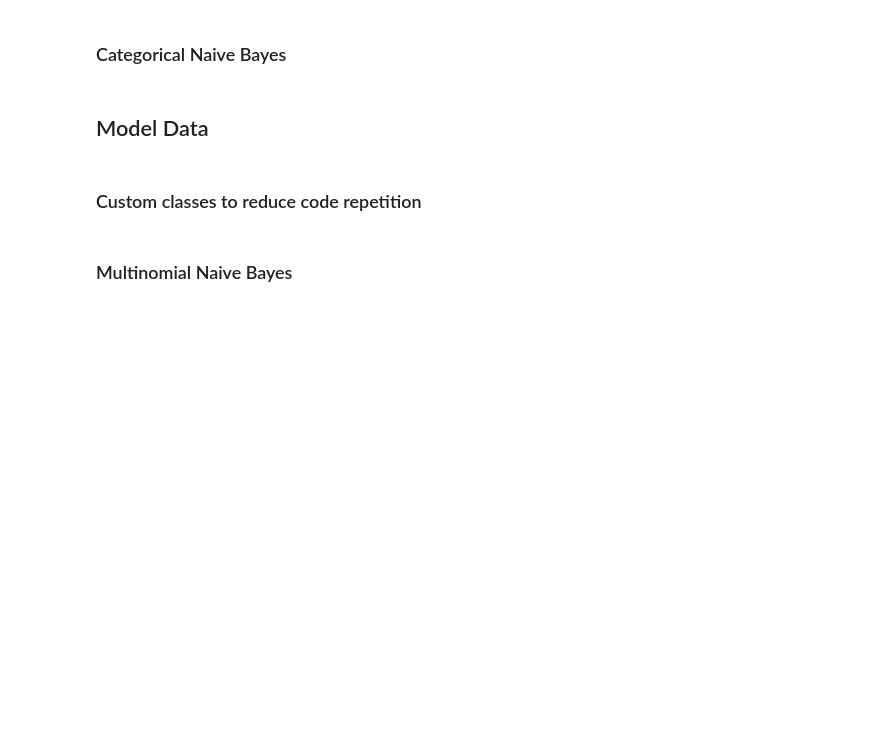
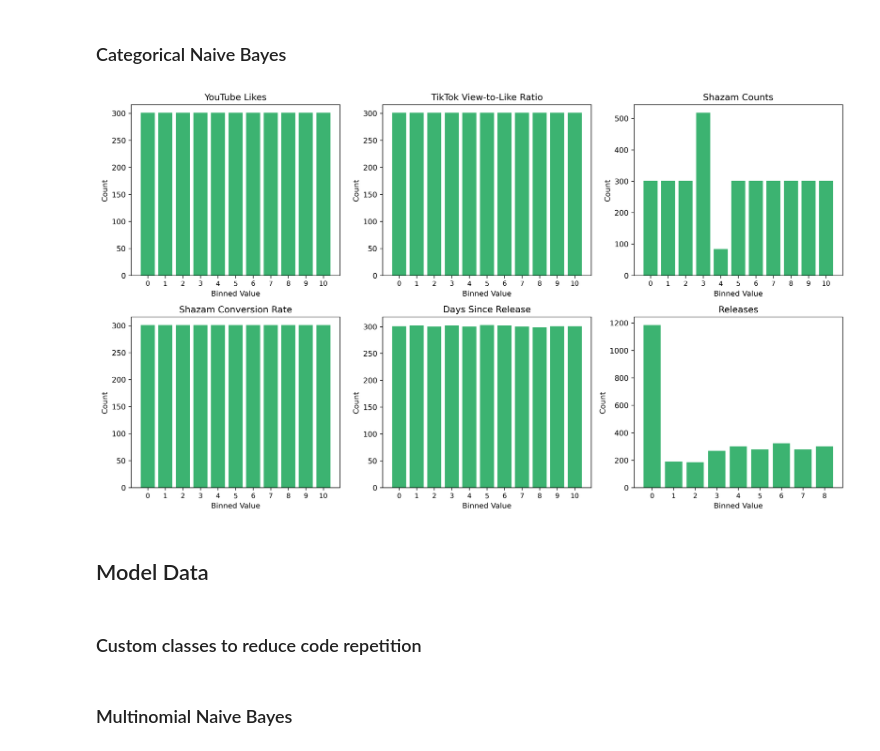
Before and after one commit to michael-van-vuuren/csci5612-workspace, a Jupyter notebook: models/supervised/naive-bayes.ipynb, the cells around one changed output. Drawn from its saved outputs; the diff is of its cells as text; code cells hidden in the pictures; blank space fills up the shorter version.

```diff
--- a/models/supervised/naive-bayes.ipynb
+++ b/models/supervised/naive-bayes.ipynb
@@ -60,5 +200,15 @@ my_hist(df_gnb)
 # %% [markdown]
 ### Categorical Naive Bayes
+# %%
+# 1. Define Categorical Naive Bayes dataset
+df_cnb = df_nb.copy()
+
+df_cnb_binned = my_binner(df_cnb.drop('Label', axis=1))
+df_cnb_binned['Label'] = df_cnb['Label']
+
+my_bin_plotter(df_cnb_binned.drop('Label', axis=1))
+# %% [output]
+[figure, added]
 # %% [markdown]
 ## Model Data
 # %% [markdown]
```
Also changed, not shown: parts of 11 cells of this notebook, 3 other files.
